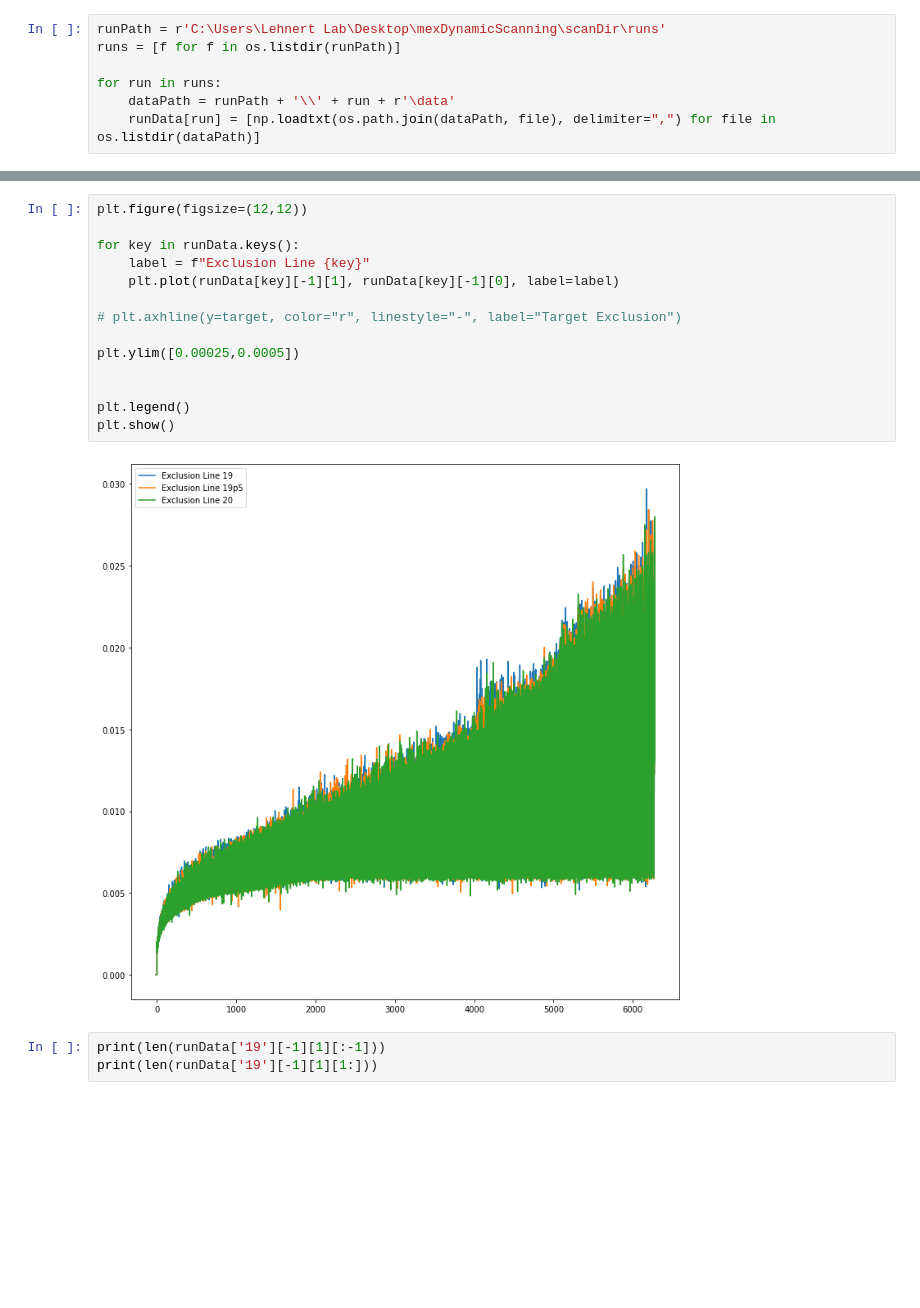
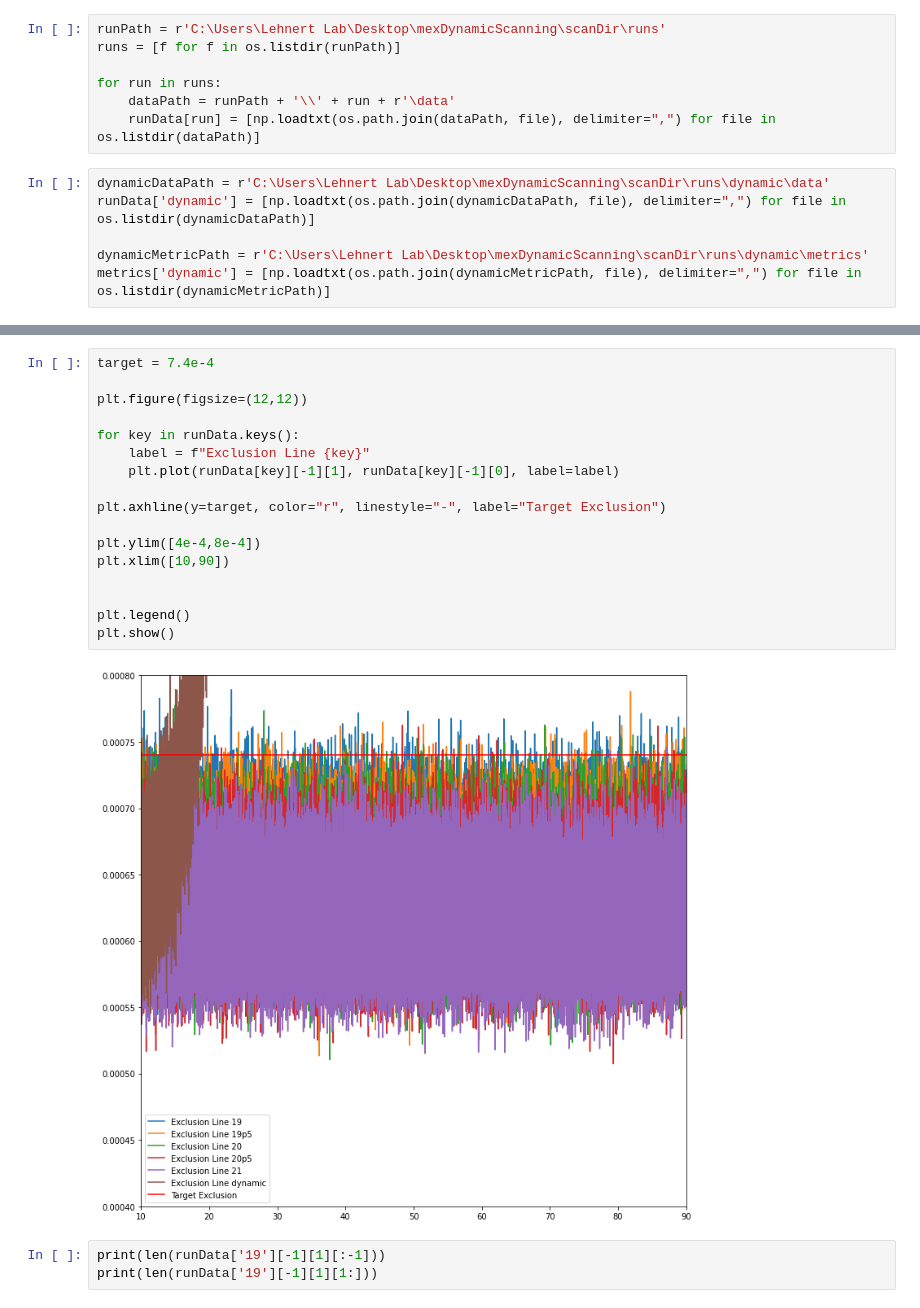
Before and after one commit to koquinlan/dynamicScanning, a Jupyter notebook: python/Exclusion Line Plots.ipynb, the cells around one changed output, grey strips where cells are left out. Drawn from its saved outputs; the diff is of its cells as text; blank space fills up the shorter version.

```diff
--- a/python/Exclusion Line Plots.ipynb
+++ b/python/Exclusion Line Plots.ipynb
@@ -26,3 +73,9 @@ runs = [f for f in os.listdir(runPath)]
 for run in runs:
     dataPath = runPath + '\\' + run + r'\data'
     runData[run] = [np.loadtxt(os.path.join(dataPath, file), delimiter=",") for file in os.listdir(dataPath)]
+# %%
+dynamicDataPath = r'C:\Users\Lehnert Lab\Desktop\mexDynamicScanning\scanDir\runs\dynamic\data'
+runData['dynamic'] = [np.loadtxt(os.path.join(dynamicDataPath, file), delimiter=",") for file in os.listdir(dynamicDataPath)]
+
+dynamicMetricPath = r'C:\Users\Lehnert Lab\Desktop\mexDynamicScanning\scanDir\runs\dynamic\metrics'
+metrics['dynamic'] = [np.loadtxt(os.path.join(dynamicMetricPath, file), delimiter=",") for file in os.listdir(dynamicMetricPath)]
@@ -29,19 +145,22 @@ for run in runs:
 # %%
+target = 7.4e-4
+
 plt.figure(figsize=(12,12))
 
 for key in runData.keys():
     label = f"Exclusion Line {key}"
     plt.plot(runData[key][-1][1], runData[key][-1][0], label=label)
 
-# plt.axhline(y=target, color="r", linestyle="-", label="Target Exclusion")
+plt.axhline(y=target, color="r", linestyle="-", label="Target Exclusion")
 
-plt.ylim([0.00025,0.0005])
+plt.ylim([4e-4,8e-4])
+plt.xlim([10,90])
 
 
 plt.legend()
 plt.show()
 # %% [output]
-[figure, old version]
+[figure, new version]
 # %%
 print(len(runData['19'][-1][1][:-1]))
 print(len(runData['19'][-1][1][1:]))
```
Also changed, not shown: parts of 12 cells of this notebook, 7 other files.
